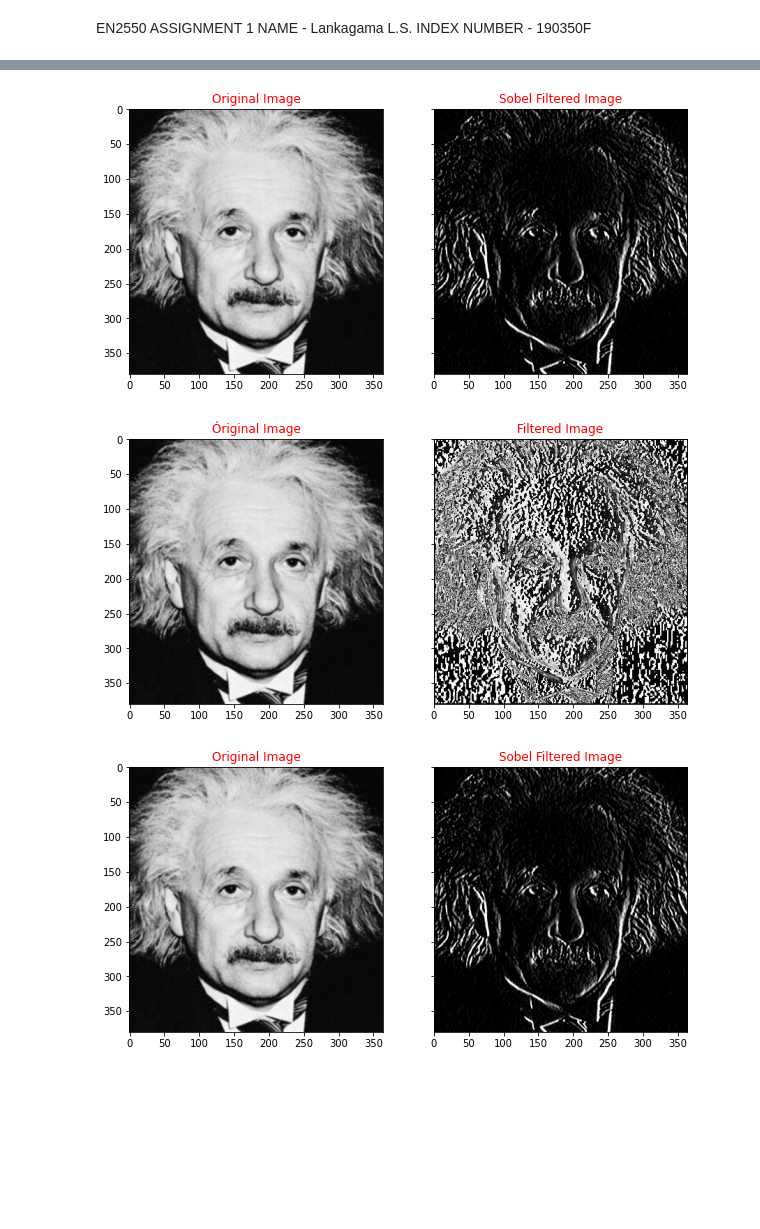
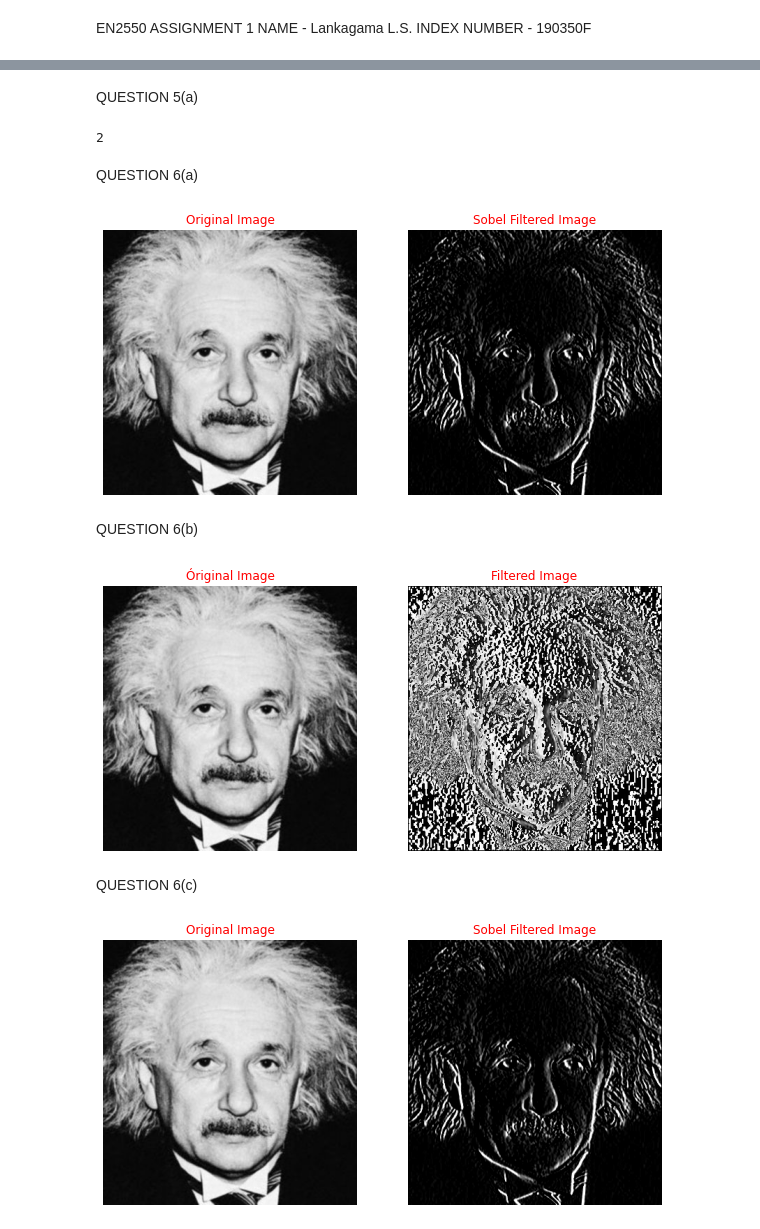
Before and after one commit to Lahiru-Sanjaya-Lankagama/Image-Processing, a Jupyter notebook: Assignment-1.ipynb, the cells around one changed output, grey strips where cells are left out. Cells and saved outputs as stored; diff of their text form; code cells hidden in the pictures; blank space fills up the shorter version.

```diff
--- a/Assignment-1.ipynb
+++ b/Assignment-1.ipynb
@@ -328,27 +190,43 @@ equ = cv.equalizeHist(f)
+# %% [markdown]
+QUESTION 5(a)
+# %%
+import numpy as np
+import cv2 as cv
+import matplotlib.pyplot as plt
+
+f = cv.imread(r"")
+# %% [output]
+2
+# %% [markdown]
+QUESTION 6(a)
 # %%
-#Question 6(a)
 %matplotlib inline
 import numpy as np
 import matplotlib.pyplot as plt
 import cv2 as cv
 
 img = cv.imread(r"C:\Users\Lahiru Sanjaya\Desktop\image_Ass\einstein.png", cv.IMREAD_GRAYSCALE)
 
 kernel = np.array([(1,0,-1),(2,0,-2),(1,0,-1)], dtype='float')
 imgc = cv.filter2D(img, -1, kernel)
 # print(img.shape)
 # image_float = cv.normalize(img.astype('float'), None, 0.0, 1.0, cv.NORM_MINMAX)
 # print(image_float.shape)
 
 
 fig, ax = plt.subplots(1, 2 , sharex = 'all', sharey = 'all', figsize = (10,10))
 ax[0].imshow(img, cmap = 'gray')
 ax[0].set_title('Original Image', color = 'r')
+ax[0].axis('off')
+
 ax[1].imshow(imgc, cmap = 'gray')
 ax[1].set_title('Sobel Filtered Image', color ='r')
+ax[1].axis('off')
 plt.show()
 # %% [output]
-[figure, old version]
+[figure, new version]
+# %% [markdown]
+QUESTION 6(b)
 # %%
 #Question 6(b)
 %matplotlib inline
@@ -381,13 +259,17 @@ imgc = imgc.astype(np.uint8)
 fig, ax = plt.subplots(1,2, sharex= 'all', sharey= 'all', figsize = (10,10))
 ax[0].imshow(img, cmap ='gray')
 ax[0].set_title('Óriginal Image', color = 'r')
+ax[0].axis('off')
+
 ax[1].imshow(imgc, cmap ='gray')
 ax[1].set_title('Filtered Image', color ='r')
+ax[1].axis('off')
 plt.show()
 # %% [output]
-[figure, old version]
+[figure, new version]
+# %% [markdown]
+QUESTION 6(c)
 # %%
-#Question 6(c)
 %matplotlib inline
 import numpy as np
 import matplotlib.pyplot as plt
@@ -399,14 +281,16 @@ array_1 = np.array([[1],[2],[1]], dtype='float')
 array_2 = np.array([[1, 0, -1]], dtype='float')
 array_3 = np.dot(array_1,array_2)
 
-#kernel = np.array([(array_3[0]),(array_3[1]),(array_3[2])], dtype='float')
 imgc = cv.filter2D(img, -1, array_3)
 
 fig, ax = plt.subplots(1, 2 , sharex = 'all', sharey = 'all', figsize = (10,10))
 ax[0].imshow(img, cmap = 'gray')
 ax[0].set_title('Original Image', color = 'r')
+ax[0].axis('off')
+
 ax[1].imshow(imgc, cmap = 'gray')
 ax[1].set_title('Sobel Filtered Image', color ='r')
+ax[1].axis('off')
 plt.show()
 # %% [output]
-[figure, old version]
+[figure, new version]
```
Also changed, not shown: parts of 15 cells of this notebook.
